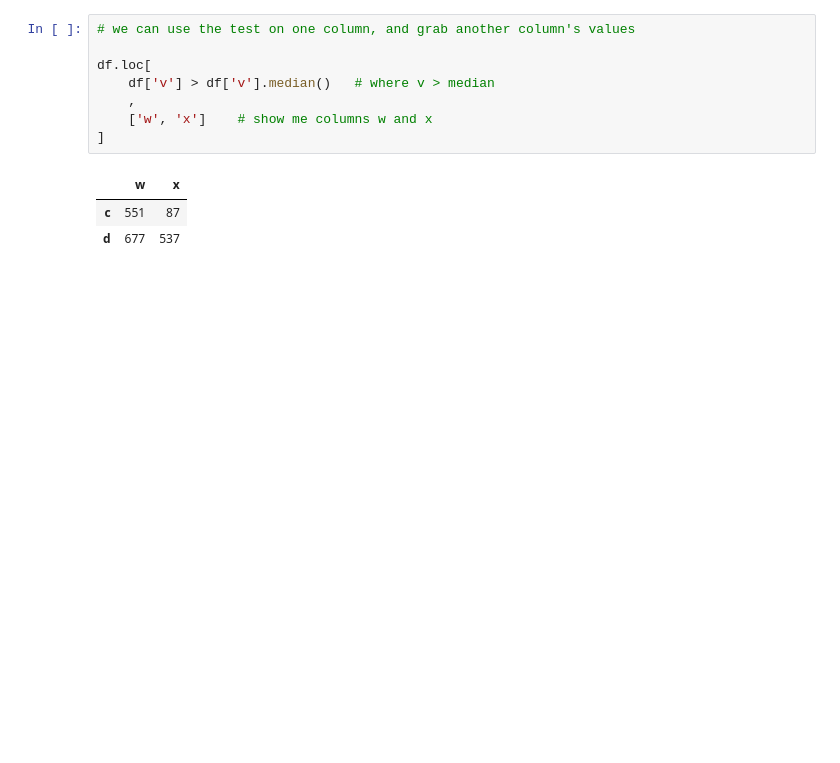
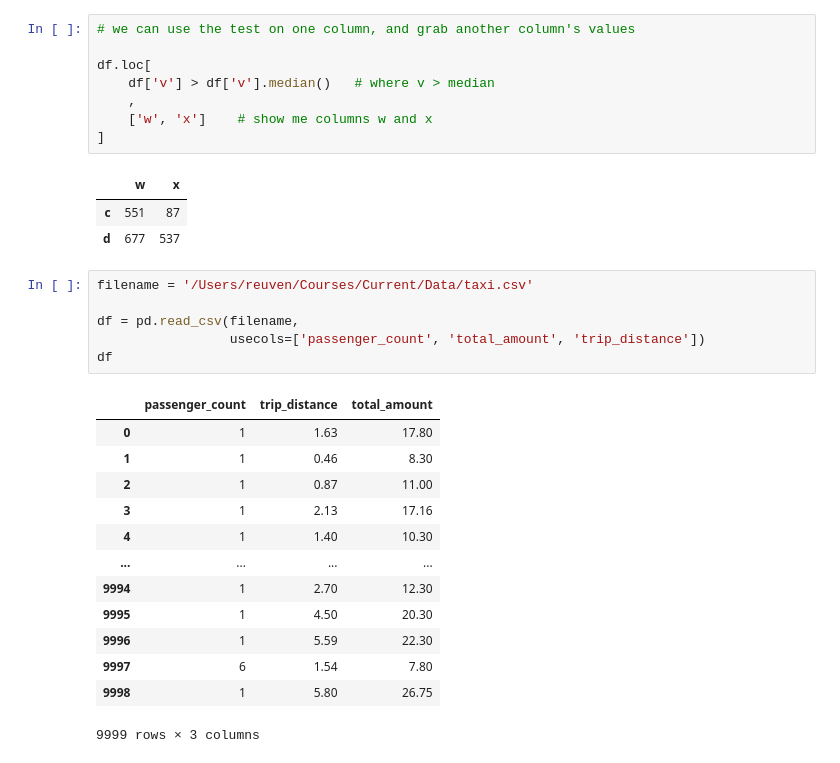
Before and after one commit to reuven/auckland-pug-2024-06June-19, a Jupyter notebook: loc in Pandas.ipynb, the cells around one changed output. Drawn from its saved outputs; the diff is of its cells as text; blank space fills up the shorter version.

```diff
--- a/loc in Pandas.ipynb
+++ b/loc in Pandas.ipynb
@@ -394,3 +394,23 @@ df.loc[
 |  | w | x |
 | c | 551 | 87 |
 | d | 677 | 537 |
+# %%
+filename = '/Users/reuven/Courses/Current/Data/taxi.csv'
+
+df = pd.read_csv(filename,
+                 usecols=['passenger_count', 'total_amount', 'trip_distance'])
+df
+# %% [output]
+|  | passenger_count | trip_distance | total_amount |
+| 0 | 1 | 1.63 | 17.80 |
+| 1 | 1 | 0.46 | 8.30 |
+| 2 | 1 | 0.87 | 11.00 |
+| 3 | 1 | 2.13 | 17.16 |
+| 4 | 1 | 1.40 | 10.30 |
+| ... | ... | ... | ... |
+| 9994 | 1 | 2.70 | 12.30 |
+| 9995 | 1 | 4.50 | 20.30 |
+| 9996 | 1 | 5.59 | 22.30 |
+| 9997 | 6 | 1.54 | 7.80 |
+| 9998 | 1 | 5.80 | 26.75 |
+9999 rows × 3 columns
```
Also changed, not shown: parts of 1 cell of this notebook.
